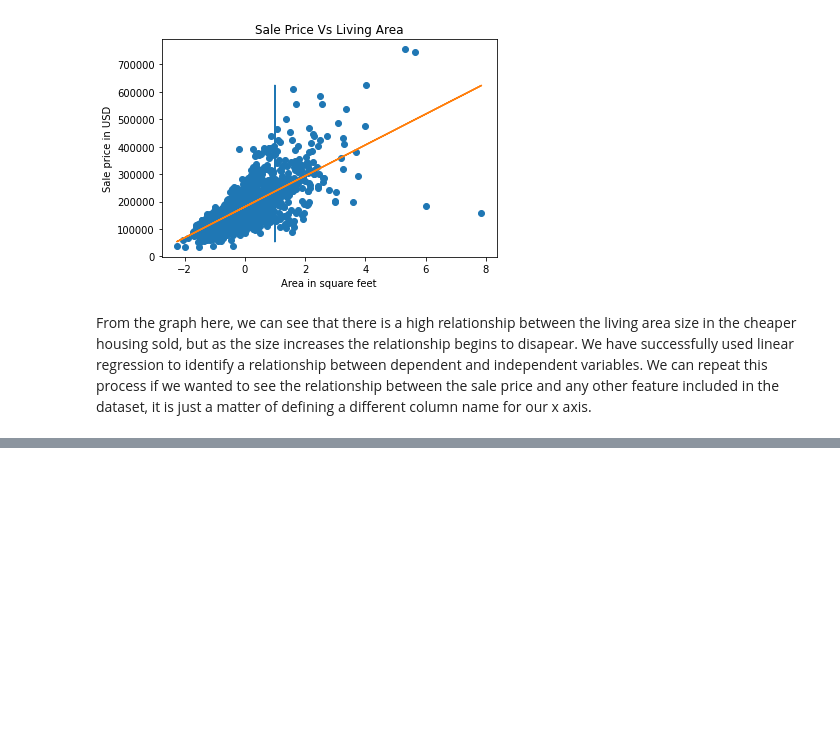
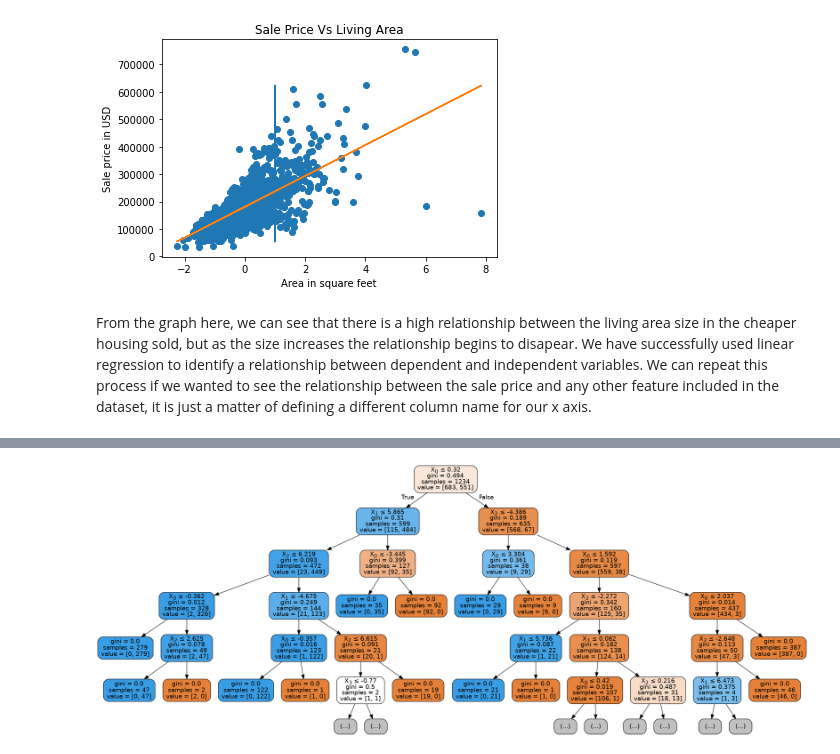
Before and after one commit to KyleHennessy/MachineLearningTutorial, a Jupyter notebook: src/KyleHennessyMachineLearningTutorial.ipynb, the cells around one changed output, grey strips where cells are left out. Cells and saved outputs as stored; diff of their text form; code cells hidden in the pictures; blank space fills up the shorter version.

Commit message:
Finished tutorial for CART(classification tree)

```diff
--- a/src/KyleHennessyMachineLearningTutorial.ipynb
+++ b/src/KyleHennessyMachineLearningTutorial.ipynb
@@ -280,0 +346,3 @@ In this lesson, you were given a brief introduction into the applications and us
+# %%
+dataframe = pd.read_csv('bill_classification_tree_train.csv')
+dataframe
@@ -280,0 +373,4 @@ In this lesson, you were given a brief introduction into the applications and us
+# %%
+attribute = dataframe.drop('Class', axis=1)
+label = dataframe['Class']
+attribute_train, attribute_test, label_train, label_test = train_test_split(attribute, label, test_size=0.1)
@@ -280,0 +386,3 @@ In this lesson, you were given a brief introduction into the applications and us
+# %%
+clsfr = DecisionTreeClassifier()
+clsfr.fit(attribute_train, label_train)
@@ -280,0 +431,10 @@ In this lesson, you were given a brief introduction into the applications and us
+# %%
+ from sklearn.tree import export_graphviz
+dot_data = StringIO()
+export_graphviz(clsfr, out_file=dot_data,
+                filled=True, rounded=True,
+                special_characters=True,max_depth=5)
+graph = pydotplus.graph_from_dot_data(dot_data.getvalue())
+Image(graph.create_png())
+# %% [output]
+[figure, added]
```
Also changed, not shown: parts of 21 cells of this notebook, 4 other files.
